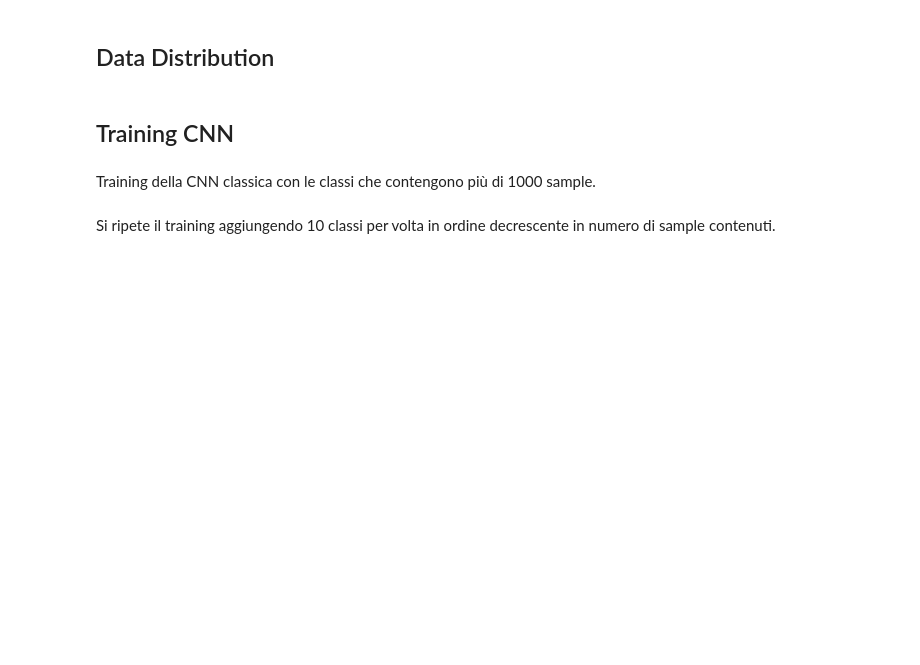
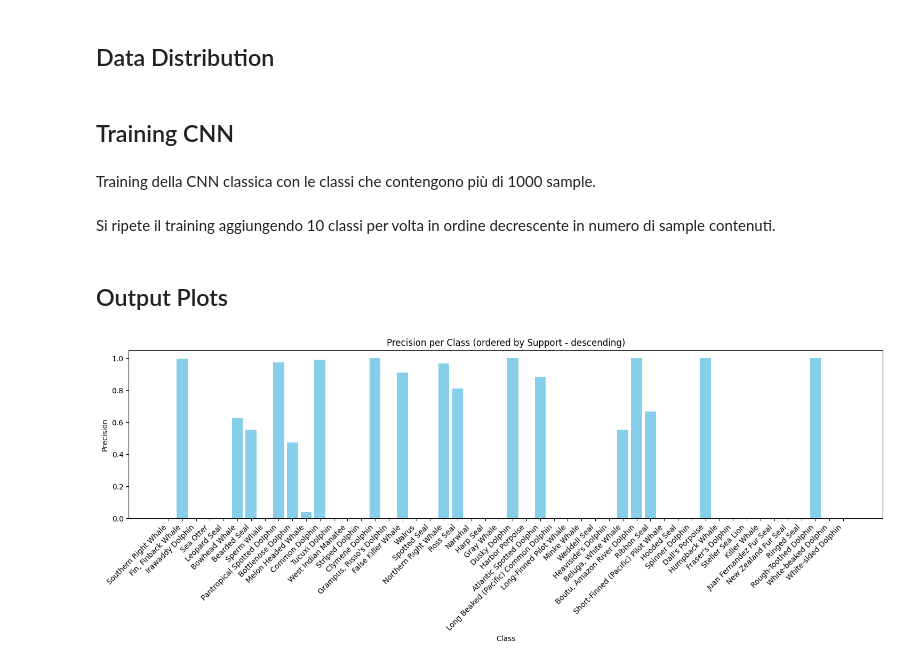
Before and after one commit to VerzaElisa/FewShotLearning, a Jupyter notebook: main.ipynb, the cells around one changed output. Drawn from its saved outputs; the diff is of its cells as text; code cells hidden in the pictures; blank space fills up the shorter version.

```diff
--- a/main.ipynb
+++ b/main.ipynb
@@ -79,3 +79,40 @@ n_classes_plus_30 = train_routine(count_df, PATIENCE, SPLIT_PERC, DATA_DIR, (w,
 # %%
 #Fino all'ultima classe
 n_classes_plus_rem = train_routine(count_df, PATIENCE, SPLIT_PERC, DATA_DIR, (w, h), (n_classes_plus_30, 10), to_train=True)
+# %% [markdown]
+## Output Plots
+# %%
+def get_class_metrics(row, all_classes_df, metrics_list):
+    for metric in metrics_list:
+        class_num = row['index']
+        col_name = rf'{class_num}_{metric}'
+        class_metrics = all_classes_df[col_name]
+        row[metric] = class_metrics
+    return row
+
+
+all_classes_df = pd.read_csv(MODELS_METRICS_DIR + f'/{n_classes_plus_rem}_CNN_metrics.csv')
+all_classes_df = all_classes_df.loc[:, all_classes_df.columns.str.match(r'^\d')]
+last_epoch_metrics = all_classes_df.iloc[-1]
+
+classes_df = pd.read_csv(MODELS_METRICS_DIR + f'/{n_classes_plus_rem-1}_label_to_index.csv')
+
+metrics_list = ['precision', 'recall', 'f1-score', 'support']
+classes_df = classes_df.apply(get_class_metrics, axis=1, all_classes_df=last_epoch_metrics, metrics_list=metrics_list)
+
+print(classes_df.sort_values(by='support'))
+classes_df.to_csv('merged_metrics.csv', index=False)
+# %%
+plt.figure(figsize=(15, 6))
+
+classes_df_sorted = classes_df.sort_values(by='support', ascending=False)
+
+plt.bar(classes_df_sorted['label'], classes_df_sorted['precision'], color="#87CEEB")
+plt.xlabel('Class')
+plt.xticks(rotation=45, ha='right')
+plt.ylabel('Precision')
+plt.title('Precision per Class (ordered by Support - descending)')
+plt.tight_layout()
+plt.show()
+# %% [output]
+[figure, added]
```
Also changed, not shown: 1 other file.
